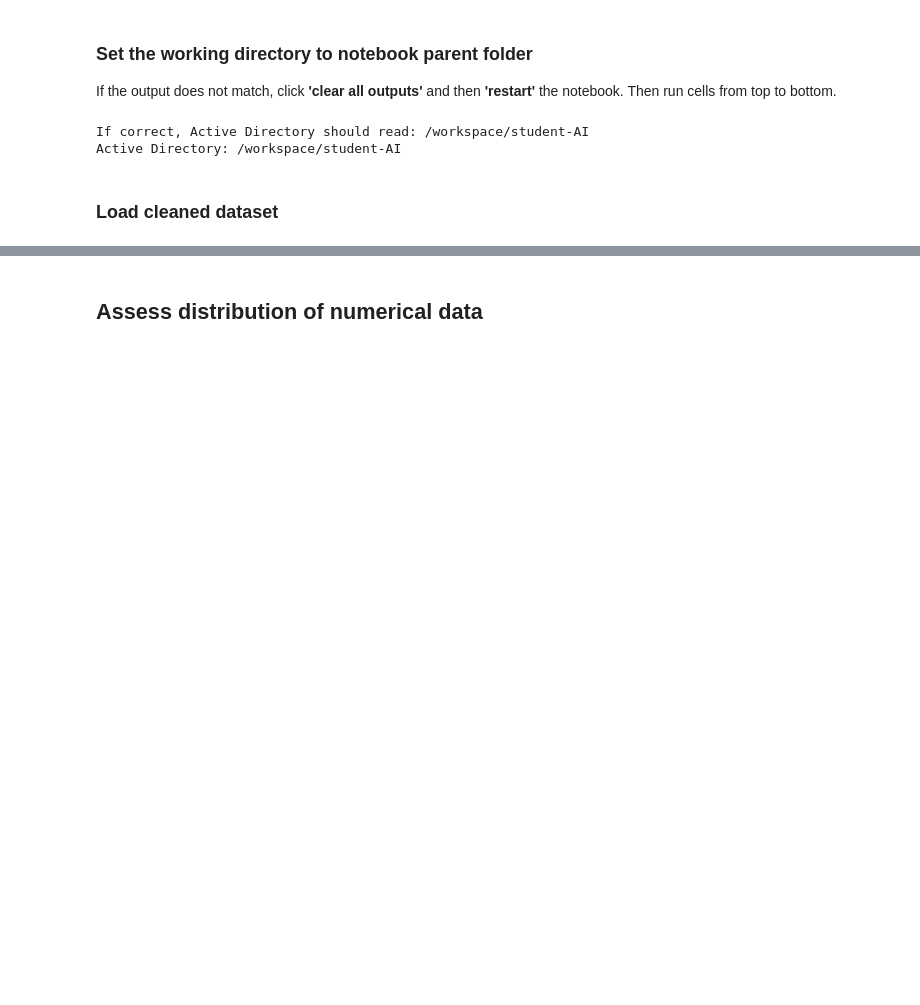
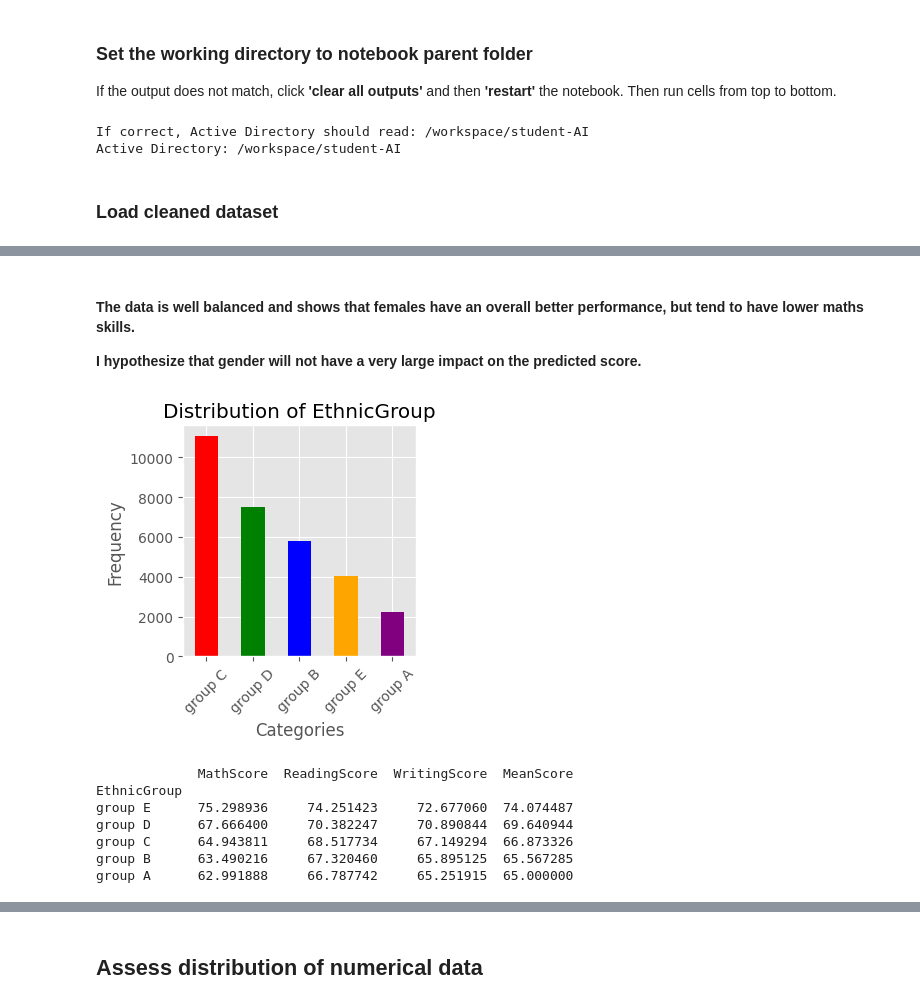
Before and after one commit to A-Hoenig/student-AI, a Jupyter notebook: jupyter_notebooks/Notebook_3_eda.ipynb, the cells around one changed output, grey strips where cells are left out. Cells and saved outputs as stored; diff of their text form; code cells hidden in the pictures; blank space fills up the shorter version.

```diff
--- a/jupyter_notebooks/Notebook_3_eda.ipynb
+++ b/jupyter_notebooks/Notebook_3_eda.ipynb
@@ -129,0 +110,14 @@ removing the string 'groups' and assessing the distribution of EthnicGroup shows
+# %% [markdown]
+#### The data is well balanced and shows that females have an overall better performance, but tend to have lower maths skills.
+**I hypothesize that gender will not have a very large impact on the predicted score.**
+# %%
+plot_category_distribution('EthnicGroup')
+# %% [output]
+[figure, added]
+             MathScore  ReadingScore  WritingScore  MeanScore
+EthnicGroup
+group E      75.298936     74.251423     72.677060  74.074487
+group D      67.666400     70.382247     70.890844  69.640944
+group C      64.943811     68.517734     67.149294  66.873326
+group B      63.490216     67.320460     65.895125  65.567285
+group A      62.991888     66.787742     65.251915  65.000000
```
Also changed, not shown: parts of 33 cells of this notebook, 1 other file.
